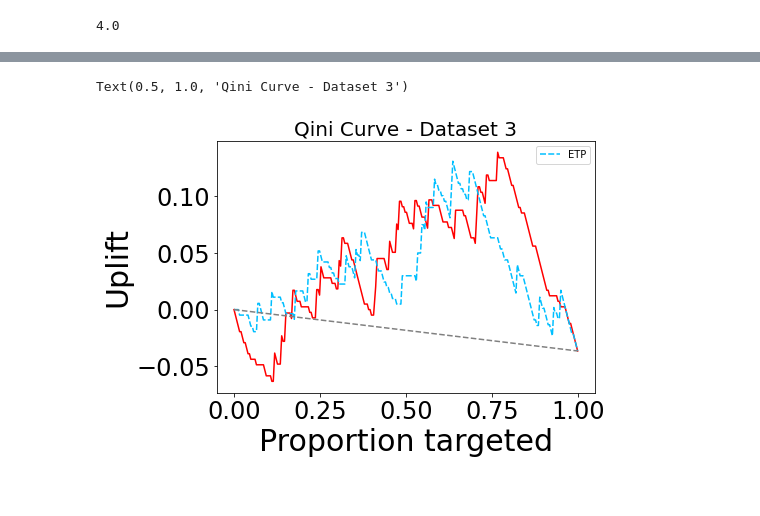
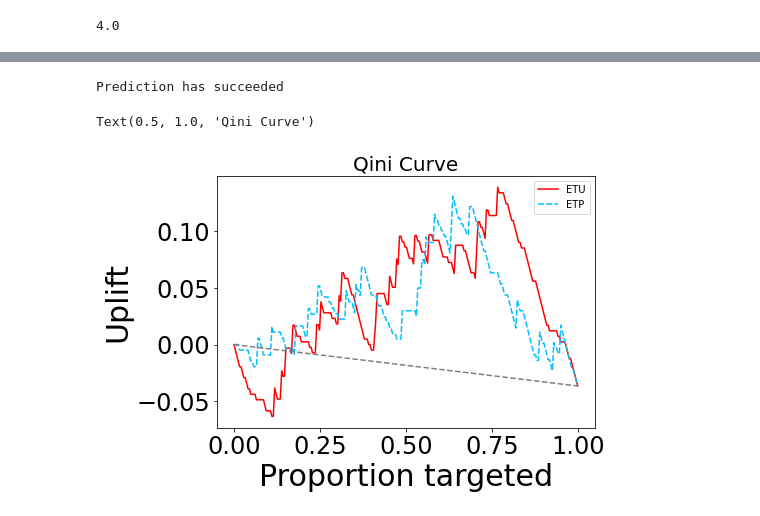
Before and after one commit to JefersonKlaus/UPLIFT, a Jupyter notebook: tcc-jeferson.ipynb, the cells around one changed output, grey strips where cells are left out. Cells and saved outputs as stored; diff of their text form; code cells hidden in the pictures.

```diff
--- a/tcc-jeferson.ipynb
+++ b/tcc-jeferson.ipynb
@@ -89,6 +90,6 @@ Transformação dos dados de string/objeto em inteiros com a função get_dummie
 # %%
 # Codificação One-Hot:
-df_model_3, df_model_inverse_3 = pd.get_dummies(df_model_3), pd.get_dummies(df_model_3)
+df_model, df_model_inverse = pd.get_dummies(df_model), pd.get_dummies(df_model)
 # %% [markdown]
 verificação da correlação do tratamento com a rotatividade de funcionários:
 # %%
@@ -124,7 +125,7 @@ def declare_target_class(df:pd.DataFrame):
     return df
 # %%
 # Adiciona as 4 classes alvos (CN, CR, TN, TR)
-df_model_3 = declare_target_class(df_model_3)
+df_model = declare_target_class(df_model)
 # %% [markdown]
 # 4. Machine Learning Modeling
 # %% [markdown]
@@ -226,7 +218,8 @@ def predict(df_model:pd.DataFrame):
     return prediction_results
 # %%
 print("predicting dataset 3 ...")
-prediction_results_3 = predict(df_model_3)
+prediction_results = predict(df_model)
+prediction_results_2 = predict(df_model, random_forest_classifier=True)
 # %% [output]
 predicting dataset 3 ...
 Prediction has succeeded
@@ -419,4 +459,4 @@ Text(0.5, 1.0, 'Qini Curve')
 # %%
-# The process to inverse treatment's parameter
-df_model_inverse_3.treatment = df_model_inverse_3.treatment.replace({0: 1, 1: 0})
+# Inverter o parâmetro do tratamento
+df_model_inverse.treatment = df_model_inverse.treatment.replace({0: 1, 1: 0})
 # %%
@@ -437,11 +469,18 @@ Prediction has succeeded
 # %%
-# Qini evaluation results for DataSet 3 with positive treatment correlation
-ax, qini_inverse_3 = evaluation_qini(prediction_results_inverse_3)
-plt.title('Qini Curve',fontsize=20)
+# Adicionar o recurso de classe de destino
+df_model_inverse = declare_target_class(df_model_inverse)
+
+# Fazer o processo de previsão mais uma vez
+prediction_results_inverse = predict(df_model_inverse)
+
+# Resultados da avaliação Qini para o DataSet 3 com correlação de tratamento positiva
+ax, qini_inverse = evaluation_qini(prediction_results_inverse)
+plt.title("Qini Curve", fontsize=20)
 
 
 # save into pdf:
-# plt.savefig('qini_3_p.pdf', bbox_inches='tight')
+# plt.savefig('qini_p.pdf', bbox_inches='tight')
 # %% [output]
-Text(0.5, 1.0, 'Qini Curve - Dataset 3')
+Prediction has succeeded
+Text(0.5, 1.0, 'Qini Curve')
-[figure, old version]
+[figure, new version]
```
Also changed, not shown: parts of 43 cells of this notebook.
